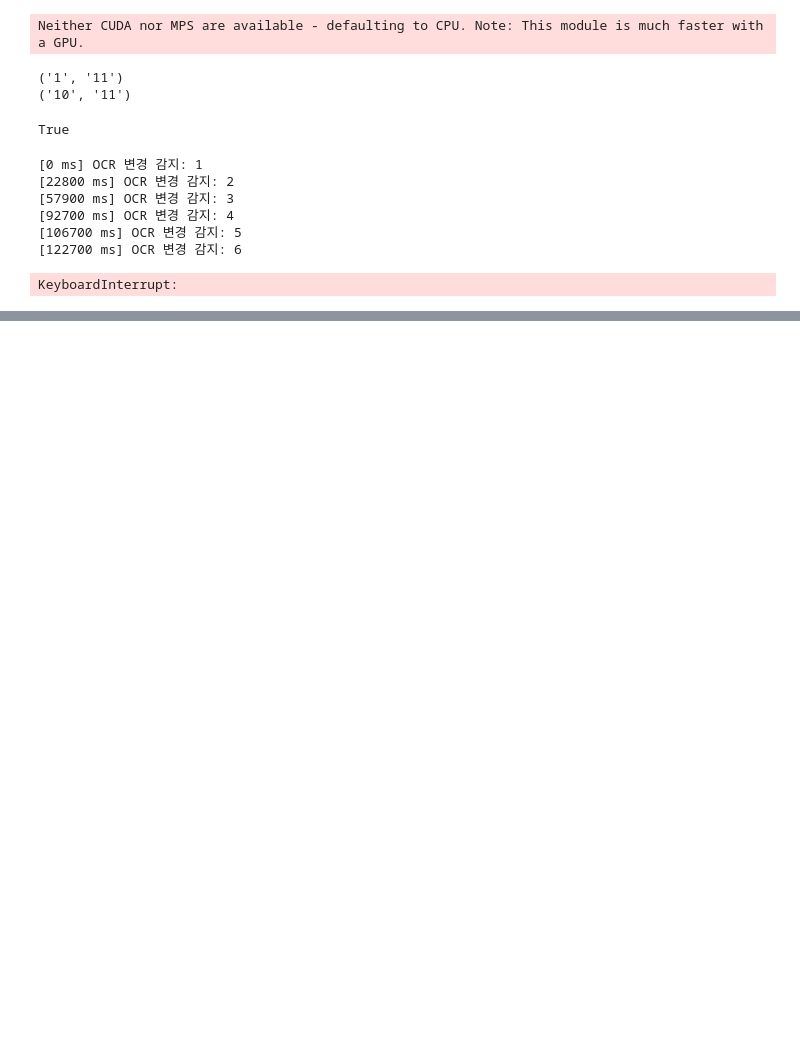
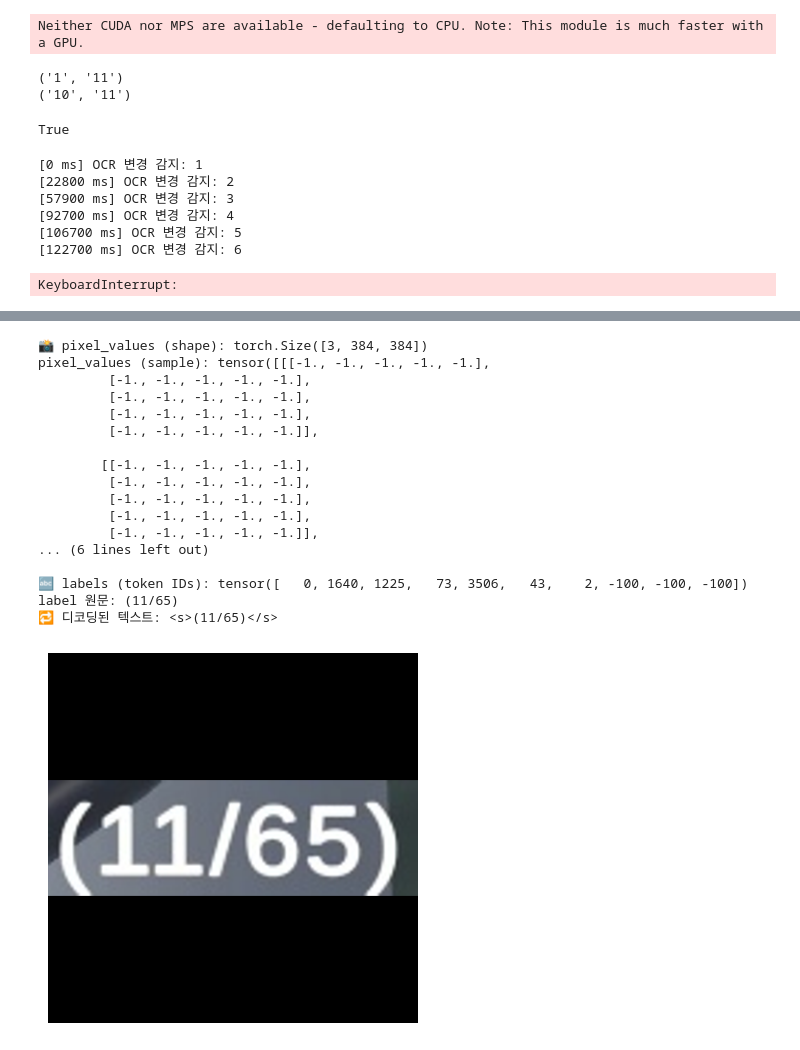
Before and after one commit to minjae0327/Video-Spliter, a Jupyter notebook: videl_spliter.ipynb, the cells around one changed output, grey strips where cells are left out. Saved outputs shown, nothing was run; the diff lists cells and outputs as text; code cells hidden in the pictures; blank space fills up the shorter version.

```diff
--- a/videl_spliter.ipynb
+++ b/videl_spliter.ipynb
@@ -165,0 +179,9 @@ KeyboardInterrupt:
+# %%
+video_path = "dataset\\Installation of the MLG Hydraulic Dressings.mp4"
+image_save_directory = "dataset\\output_frames"
+# %%
+# 1. TroCR 모델 준비
+processor = TrOCRProcessor.from_pretrained("microsoft/trocr-base-printed")
+model = VisionEncoderDecoderModel.from_pretrained("microsoft/trocr-base-printed")
+device = torch.device("cuda" if torch.cuda.is_available() else "cpu")
+model.to(device)
@@ -165,0 +408,47 @@ KeyboardInterrupt:
+# %%
+import matplotlib.pyplot as plt
+import torchvision.transforms as T
+
+# 데이터셋 로딩
+example = dataset[334]  # 첫 번째 샘플
+
+# 전처리 적용
+processed = preprocess(example)
+
+# 출력
+pixel_values = processed["pixel_values"]
+print("📸 pixel_values (shape):", pixel_values.shape)
+print("pixel_values (sample):", pixel_values[:, :5, :5])  # 일부만 출력
+
+print("\n🔤 labels (token IDs):", processed["labels"])
+print("label 원문:", example["label"])
+decoded = processor.tokenizer.decode([id for id in processed["labels"] if id != -100])
+print("🔁 디코딩된 텍스트:", decoded)
+
+inv_transform = T.Normalize(mean=[-1, -1, -1], std=[2, 2, 2])
+image_restored = inv_transform(pixel_values).clamp(0, 1)
+
+image_np = image_restored.permute(1, 2, 0).cpu().numpy()
+
+plt.imshow(image_np)
+plt.axis("off")
+plt.show()
+# %% [output]
+📸 pixel_values (shape): torch.Size([3, 384, 384])
+pixel_values (sample): tensor([[[-1., -1., -1., -1., -1.],
+         [-1., -1., -1., -1., -1.],
+         [-1., -1., -1., -1., -1.],
+         [-1., -1., -1., -1., -1.],
+         [-1., -1., -1., -1., -1.]],
+
+        [[-1., -1., -1., -1., -1.],
+         [-1., -1., -1., -1., -1.],
+         [-1., -1., -1., -1., -1.],
+         [-1., -1., -1., -1., -1.],
+         [-1., -1., -1., -1., -1.]],
+... (6 lines left out)
+
+🔤 labels (token IDs): tensor([   0, 1640, 1225,   73, 3506,   43,    2, -100, -100, -100])
+label 원문: (11/65)
+🔁 디코딩된 텍스트: <s>(11/65)</s>
+[figure, added]
```
Also changed, not shown: parts of 13 cells of this notebook, 7 other files.
